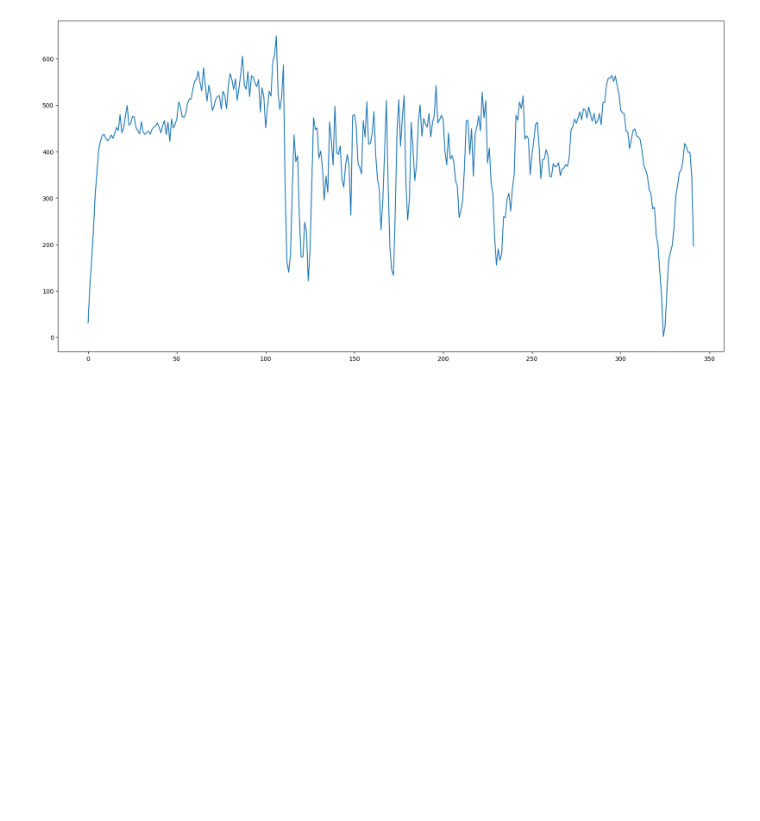
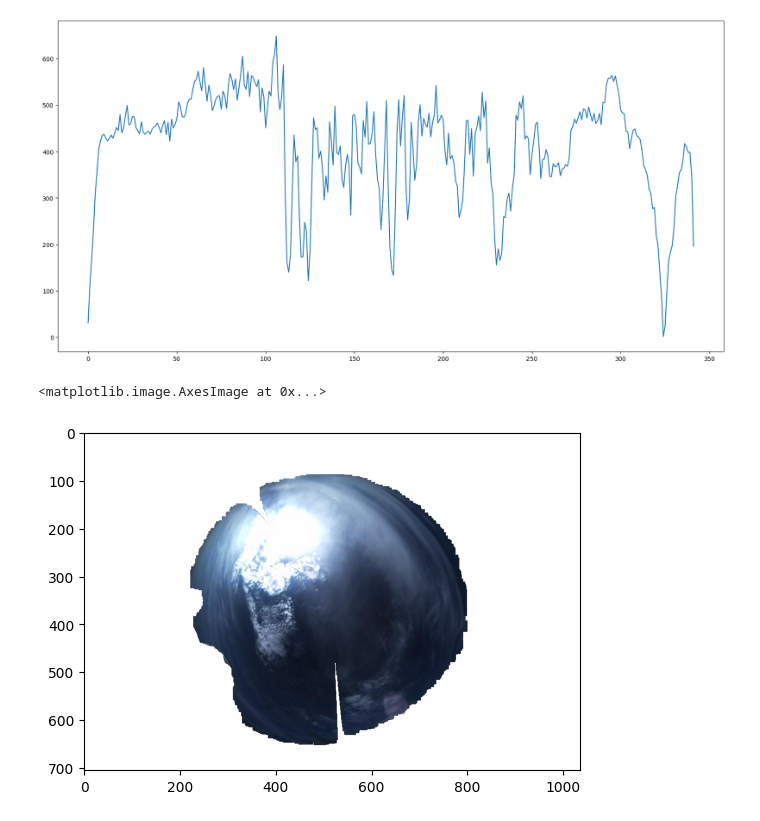
Before and after one commit to PrachayaKMITL/NARIT_internship_2024, a Jupyter notebook: test.ipynb, the cells around one changed output. Cells and saved outputs as stored; diff of their text form; code cells hidden in the pictures; blank space fills up the shorter version.

```diff
--- a/test.ipynb
+++ b/test.ipynb
@@ -58,3 +58,14 @@ plt.plot(skewness)
 # %% [output]
 [<matplotlib.lines.Line2D at 0x...>]
 [figure]
+# %%
+pic = cv2.imread(r'C:\Users\ASUS\Documents\NARIT_internship_data\Test_catagorical\Mostly cloudy\638541852120479571.png',cv2.IMREAD_UNCHANGED)
+mask = cv2.imread('mask_delete_5.png',cv2.IMREAD_GRAYSCALE)
+pic = cv2.cvtColor(pic,cv2.COLOR_BGR2RGBA)
+trans_masked = mask < 1
+
+pic[trans_masked,3] = int()
+plt.imshow(pic)
+# %% [output]
+<matplotlib.image.AxesImage at 0x...>
+[figure, added]
```
Also changed, not shown: parts of 2 cells of this notebook, 5 other files.
